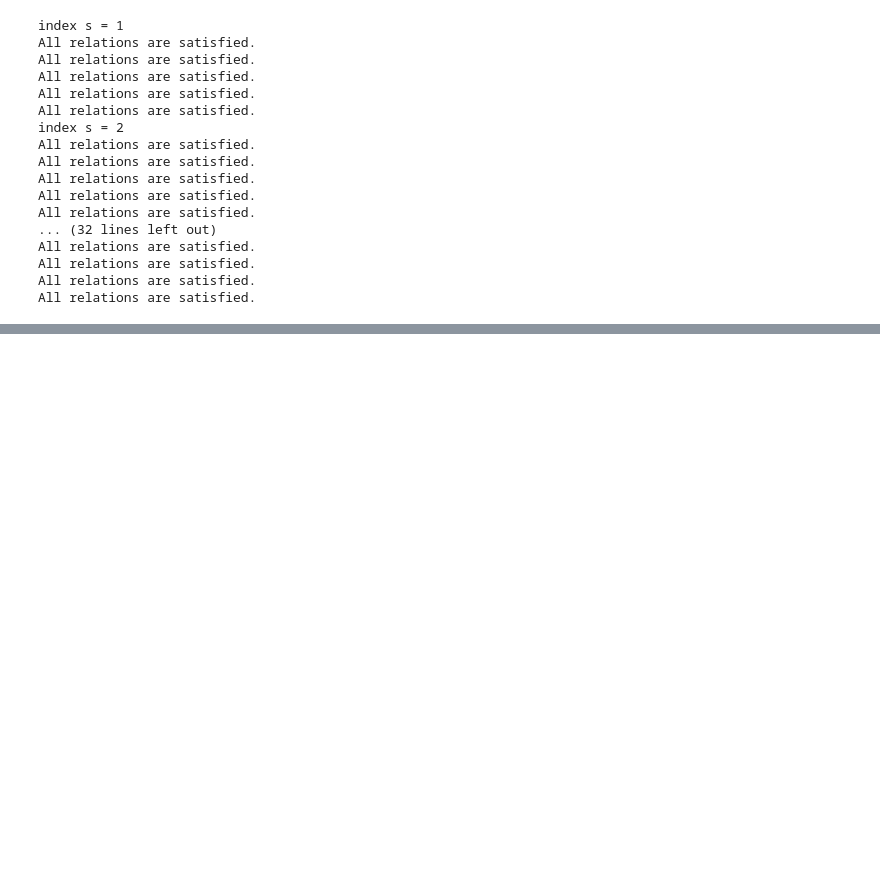
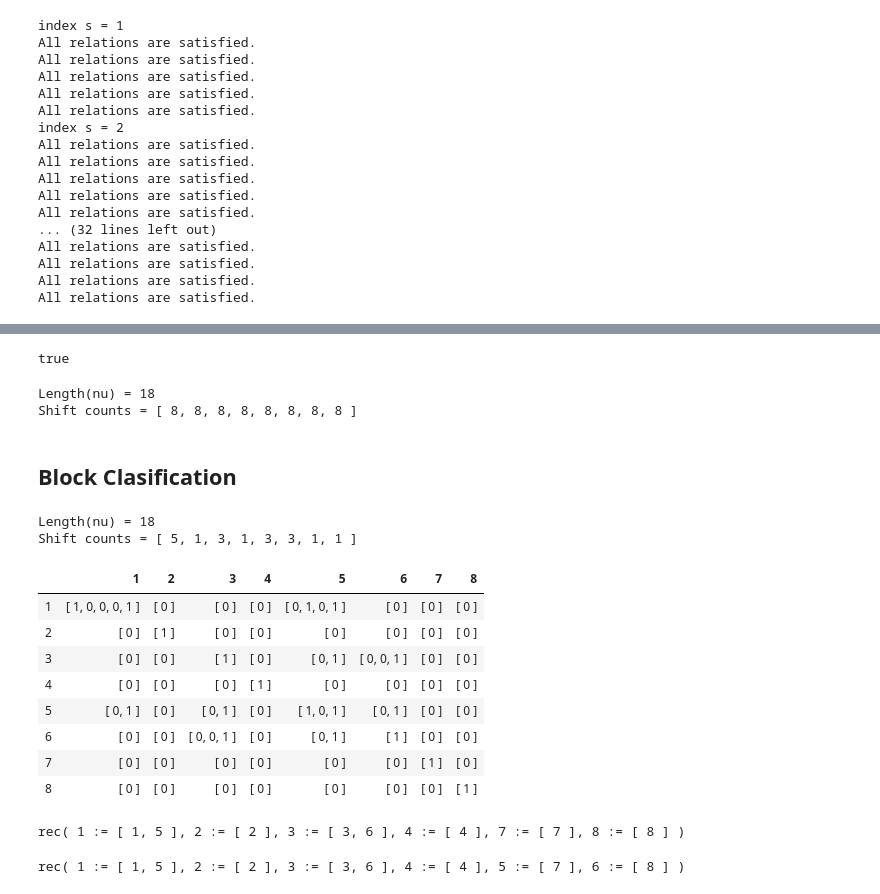
Before and after one commit to juniors90/QGNAG, a Jupyter notebook: examples/FK3/KL/Kazhdan-Lusztig.ipynb, the cells around one changed output, grey strips where cells are left out. Drawn from its saved outputs; the diff is of its cells as text; code cells hidden in the pictures; blank space fills up the shorter version.

Commit message:
add block decompositions

```diff
--- a/examples/FK3/KL/Kazhdan-Lusztig.ipynb
+++ b/examples/FK3/KL/Kazhdan-Lusztig.ipynb
@@ -1823,0 +2120,4 @@ All relations are satisfied.
+# %%
+QGNAG_SaveBasisNuToLaTeX( "basis.tex", data_record_data_decomp );
+# %% [output]
+true
@@ -1823,0 +2126,38 @@ All relations are satisfied.
+# %%
+QGNAG_SaveAllTPolynomialsToLaTeX(
+    "graded_pj_polynomials.tex",
+    data_record_data_decomp,
+    SimplesMn,
+    rec_info_nichols,
+    SimpleNames
+);
+# %% [output]
+Length(nu) = 18
+Shift counts = [ 8, 8, 8, 8, 8, 8, 8, 8 ]
+# %% [markdown]
+## Block Clasification
+# %%
+data_pols_decomp:=QGNAG_AllTPolynomialsToRecord( data_record_data_decomp, SimplesMn, rec_info_nichols );;
+# %% [output]
+Length(nu) = 18
+Shift counts = [ 5, 1, 3, 1, 3, 3, 1, 1 ]
+# %%
+QGNAG_RecordListToHTMLTable(data_pols_decomp, true);
+# %% [output]
+|  | 1 | 2 | 3 | 4 | 5 | 6 | 7 | 8 |
+| 1 | [ 1, 0, 0, 0, 1 ] | [ 0 ] | [ 0 ] | [ 0 ] | [ 0, 1, 0, 1 ] | [ 0 ] | [ 0 ] | [ 0 ] |
+| 2 | [ 0 ] | [ 1 ] | [ 0 ] | [ 0 ] | [ 0 ] | [ 0 ] | [ 0 ] | [ 0 ] |
+| 3 | [ 0 ] | [ 0 ] | [ 1 ] | [ 0 ] | [ 0, 1 ] | [ 0, 0, 1 ] | [ 0 ] | [ 0 ] |
+| 4 | [ 0 ] | [ 0 ] | [ 0 ] | [ 1 ] | [ 0 ] | [ 0 ] | [ 0 ] | [ 0 ] |
+| 5 | [ 0, 1 ] | [ 0 ] | [ 0, 1 ] | [ 0 ] | [ 1, 0, 1 ] | [ 0, 1 ] | [ 0 ] | [ 0 ] |
+| 6 | [ 0 ] | [ 0 ] | [ 0, 0, 1 ] | [ 0 ] | [ 0, 1 ] | [ 1 ] | [ 0 ] | [ 0 ] |
+| 7 | [ 0 ] | [ 0 ] | [ 0 ] | [ 0 ] | [ 0 ] | [ 0 ] | [ 1 ] | [ 0 ] |
+| 8 | [ 0 ] | [ 0 ] | [ 0 ] | [ 0 ] | [ 0 ] | [ 0 ] | [ 0 ] | [ 1 ] |
+# %%
+block_classification:=QGNAG_ClassifySimplesIntoBlocks( data_pols_decomp );
+# %% [output]
+rec( 1 := [ 1, 5 ], 2 := [ 2 ], 3 := [ 3, 6 ], 4 := [ 4 ], 7 := [ 7 ], 8 := [ 8 ] )
+# %%
+QGNAG_ClassifySimplesIntoBlocksContiguous( data_pols_decomp );
+# %% [output]
+rec( 1 := [ 1, 5 ], 2 := [ 2 ], 3 := [ 3, 6 ], 4 := [ 4 ], 5 := [ 7 ], 6 := [ 8 ] )
```
Also changed, not shown: parts of 47 cells of this notebook, 19 other files.
